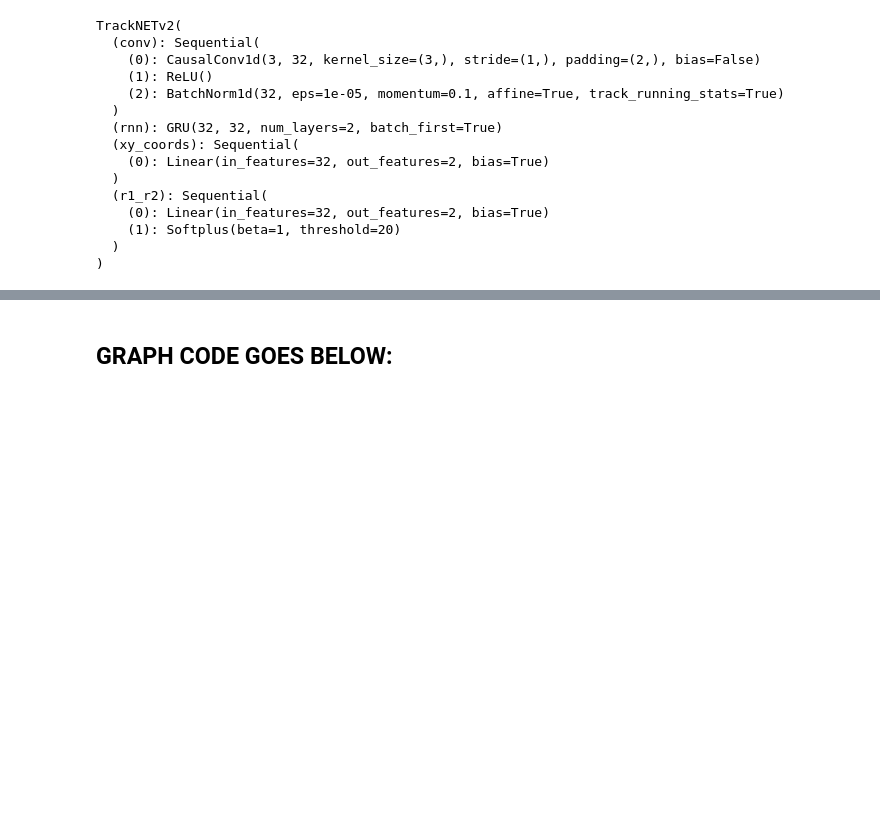
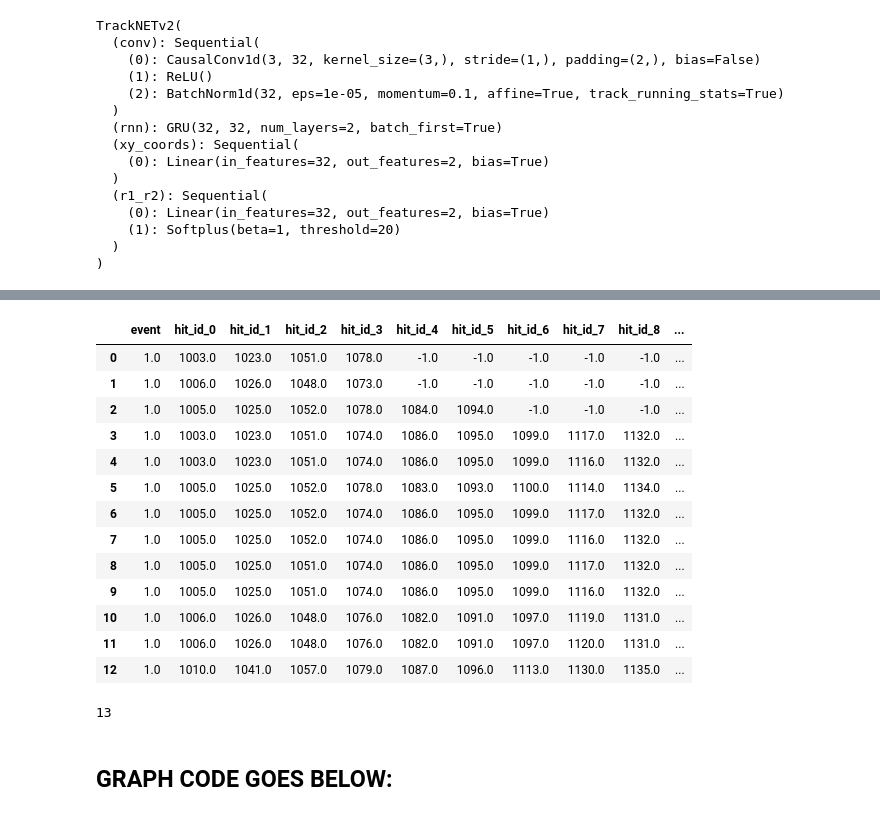
Before and after one commit to t3hseus/ariadne, a Jupyter notebook: notebooks/tracknet_preds_analyze_cut.ipynb, the cells around one changed output, grey strips where cells are left out. Cells and saved outputs as stored; diff of their text form; code cells hidden in the pictures; blank space fills up the shorter version.

```diff
--- a/notebooks/tracknet_preds_analyze_cut.ipynb
+++ b/notebooks/tracknet_preds_analyze_cut.ipynb
@@ -567,29 +569,23 @@ Mean efficiency: 0.7718007558439405
 # %%
-def build_df(preds, labels, event_df):
+def build_df2(preds, labels, event_df):
     #test version, need to rewrite
 
     curr_event = event_df.event.values[0]
-    sorted_event_df = event_df[event_df.track != -1].sort_values(['track', 'station'])
-    sorted_event_df = sorted_event_df.drop(['x', 'y', 'z', 'event'], axis='columns')
 
     n_stations = 9
-    new_columns = ['event', *[f'hit_id_{i}' for i in range(n_stations)]]
+    new_columns = ['event', *[f'hit_id_{i}' for i in range(n_stations)], 'track_pred']
     new_df = pd.DataFrame(columns=new_columns)
 
-    track_indexes = sorted_event_df.track.unique()
+    for idx1, pred in enumerate(preds):
+        hit_list = []
+        for idx2, hit in enumerate(pred):
+            tmp = (hit.numpy() == event_df[event_df.station == idx2][['x', 'y', 'z']].astype('float32')).all(1).argmax()
+            hit_list.append(np.array(event_df[event_df.station == idx2].index_old)[tmp])
 
-    for idx, track_id in enumerate(track_indexes):
-        track_hits = sorted_event_df[sorted_event_df.track == track_id].index_old
-        to_pad = n_stations - len(track_hits)
-        padded_hits = np.pad(track_hits, (1, to_pad), constant_values=(curr_event, -1)) #adding event id to beginning
-        new_df.loc[track_id] = padded_hits
+        hit_list = np.array(hit_list)
+        to_pad = n_stations - len(hit_list)
+        padded_hits = np.pad(hit_list, (1, to_pad), constant_values=(curr_event, -1))
+        padded_hits = np.append(padded_hits, labels[idx1])
+        new_df.loc[idx1] = padded_hits
 
-    preds = np.array(preds)
-    filtered_preds = preds[np.array(labels) == 1]
-    track_ids = []
-
-    for pred in filtered_preds:
-        #checks first hit of pred and track are equal
-        tmp = (pred[0].numpy() == event_df[event_df.track != -1][['x', 'y', 'z']].astype('float32')).all(1).argmax()
-        track_ids.append(event_df[event_df.track != -1].track[tmp])
-    return new_df.loc[track_ids]
+    return new_df
@@ -618,2 +647,23 @@ event_df
+# %%
+build_df2(preds, labels, event_df)
+# %% [output]
+|  | event | hit_id_0 | hit_id_1 | hit_id_2 | hit_id_3 | hit_id_4 | hit_id_5 | hit_id_6 | hit_id_7 | hit_id_8 | ... |
+| 0 | 1.0 | 1003.0 | 1023.0 | 1051.0 | 1078.0 | -1.0 | -1.0 | -1.0 | -1.0 | -1.0 | ... |
+| 1 | 1.0 | 1006.0 | 1026.0 | 1048.0 | 1073.0 | -1.0 | -1.0 | -1.0 | -1.0 | -1.0 | ... |
+| 2 | 1.0 | 1005.0 | 1025.0 | 1052.0 | 1078.0 | 1084.0 | 1094.0 | -1.0 | -1.0 | -1.0 | ... |
+| 3 | 1.0 | 1003.0 | 1023.0 | 1051.0 | 1074.0 | 1086.0 | 1095.0 | 1099.0 | 1117.0 | 1132.0 | ... |
+| 4 | 1.0 | 1003.0 | 1023.0 | 1051.0 | 1074.0 | 1086.0 | 1095.0 | 1099.0 | 1116.0 | 1132.0 | ... |
+| 5 | 1.0 | 1005.0 | 1025.0 | 1052.0 | 1078.0 | 1083.0 | 1093.0 | 1100.0 | 1114.0 | 1134.0 | ... |
+| 6 | 1.0 | 1005.0 | 1025.0 | 1052.0 | 1074.0 | 1086.0 | 1095.0 | 1099.0 | 1117.0 | 1132.0 | ... |
+| 7 | 1.0 | 1005.0 | 1025.0 | 1052.0 | 1074.0 | 1086.0 | 1095.0 | 1099.0 | 1116.0 | 1132.0 | ... |
+| 8 | 1.0 | 1005.0 | 1025.0 | 1051.0 | 1074.0 | 1086.0 | 1095.0 | 1099.0 | 1117.0 | 1132.0 | ... |
+| 9 | 1.0 | 1005.0 | 1025.0 | 1051.0 | 1074.0 | 1086.0 | 1095.0 | 1099.0 | 1116.0 | 1132.0 | ... |
+| 10 | 1.0 | 1006.0 | 1026.0 | 1048.0 | 1076.0 | 1082.0 | 1091.0 | 1097.0 | 1119.0 | 1131.0 | ... |
+| 11 | 1.0 | 1006.0 | 1026.0 | 1048.0 | 1076.0 | 1082.0 | 1091.0 | 1097.0 | 1120.0 | 1131.0 | ... |
+| 12 | 1.0 | 1010.0 | 1041.0 | 1057.0 | 1079.0 | 1087.0 | 1096.0 | 1113.0 | 1130.0 | 1135.0 | ... |
+# %%
+len(labels)
+# %% [output]
+13
 # %% [markdown]
 ## GRAPH CODE GOES BELOW:
```
Also changed, not shown: parts of 22 cells of this notebook.
